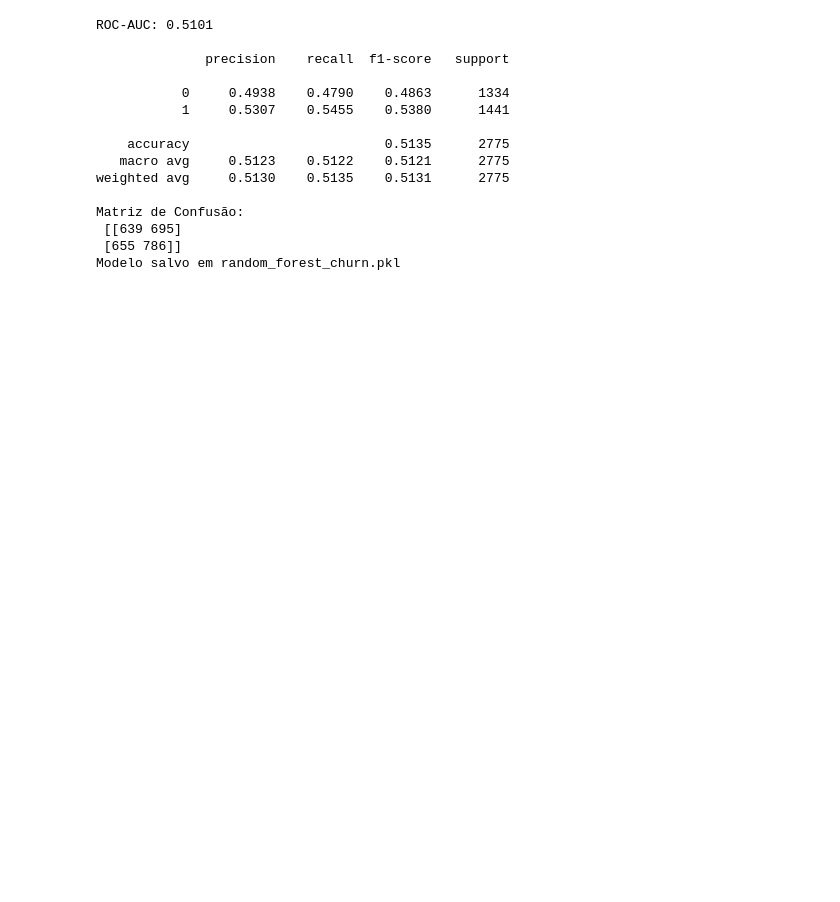
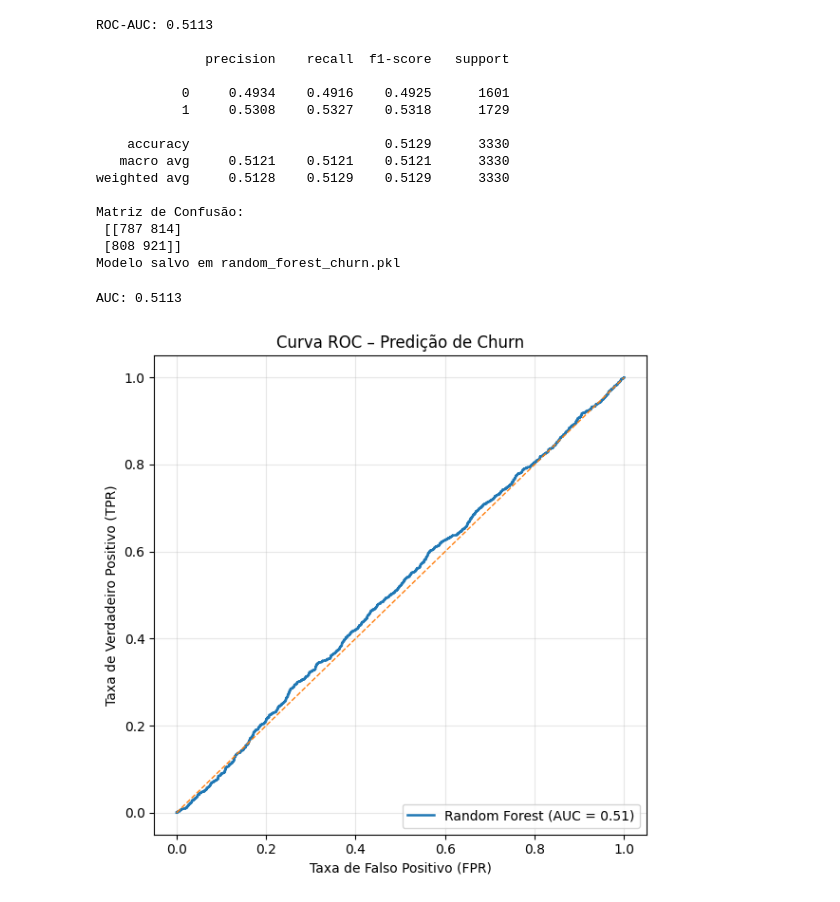
Before and after one commit to k41n3w/EmpregaPop, a Jupyter notebook: TCC_Predição_de_Churn_de_Academia.ipynb, the cells around one changed output. Saved outputs shown, nothing was run; the diff lists cells and outputs as text; code cells hidden in the pictures; blank space fills up the shorter version.

```diff
--- a/TCC_Predição_de_Churn_de_Academia.ipynb
+++ b/TCC_Predição_de_Churn_de_Academia.ipynb
@@ -67,11 +44,6 @@ files.download("relatorio_clientes.html")
 [interactive output not drawn]
 [interactive output not drawn]
 # %%
-# =========================================
-# 1. Instalar dependências
-# =========================================
-!pip install scikit-learn==1.4.2 pandas==2.2.2 numpy==1.26.4 joblib==1.4.2 --quiet
-
 # =========================================
 # 2. Imports e carregamento
 # =========================================
@@ -105,7 +77,7 @@ y = df['cancelado']
 # 4. Treino / validação
 # =========================================
 X_train, X_test, y_train, y_test = train_test_split(
-    X, y, test_size=0.25, stratify=y, random_state=42
+    X, y, test_size=0.30, stratify=y, random_state=42
 )
 
 # =========================================
@@ -120,7 +92,7 @@ preprocessor = ColumnTransformer(
 )
 
 rf = RandomForestClassifier(
-    n_estimators=400,
+    n_estimators=350,
     min_samples_leaf=3,
     n_jobs=-1,
     class_weight='balanced',
@@ -148,18 +120,52 @@ print('Matriz de Confusão:\n', confusion_matrix(y_test, pred))
 joblib.dump(clf, 'random_forest_churn.pkl')
 print('Modelo salvo em random_forest_churn.pkl')
 # %% [output]
-ROC-AUC: 0.5101
+ROC-AUC: 0.5113
 
               precision    recall  f1-score   support
 
-           0     0.4938    0.4790    0.4863      1334
-           1     0.5307    0.5455    0.5380      1441
+           0     0.4934    0.4916    0.4925      1601
+           1     0.5308    0.5327    0.5318      1729
 
-    accuracy                         0.5135      2775
-   macro avg     0.5123    0.5122    0.5121      2775
-weighted avg     0.5130    0.5135    0.5131      2775
+    accuracy                         0.5129      3330
+   macro avg     0.5121    0.5121    0.5121      3330
+weighted avg     0.5128    0.5129    0.5129      3330
 
 Matriz de Confusão:
- [[639 695]
- [655 786]]
+ [[787 814]
+ [808 921]]
 Modelo salvo em random_forest_churn.pkl
+# %%
+# ===========================================
+# Avaliação: curva ROC e AUC
+# ===========================================
+
+from sklearn.metrics import roc_curve, auc
+import matplotlib.pyplot as plt
+
+# --- 1. Probabilidades da classe positiva (cancelado) ---
+y_proba = clf.predict_proba(X_test)[:, 1]   # ← use 'clf' e não 'model'
+
+# --- 2. Pontos da curva ROC ---
+fpr, tpr, thresholds = roc_curve(y_test, y_proba)
+roc_auc = auc(fpr, tpr)
+
+print(f"AUC: {roc_auc:.4f}")
+
+# --- 3. Plot ---
+plt.figure(figsize=(6, 6))
+plt.plot(fpr, tpr, linewidth=1.8, label=f"Random Forest (AUC = {roc_auc:.2f})")
+plt.plot([0, 1], [0, 1], linestyle="--", linewidth=1)
+plt.xlabel("Taxa de Falso Positivo (FPR)")
+plt.ylabel("Taxa de Verdadeiro Positivo (TPR)")
+plt.title("Curva ROC – Predição de Churn")
+plt.legend(loc="lower right")
+plt.grid(alpha=0.3)
+plt.tight_layout()
+
+# --- 4. Salvar o gráfico ---
+plt.savefig("roc_curve_churn.png", dpi=300)
+plt.show()
+# %% [output]
+AUC: 0.5113
+[figure, added]
```
Also changed, not shown: parts of 4 cells of this notebook.
